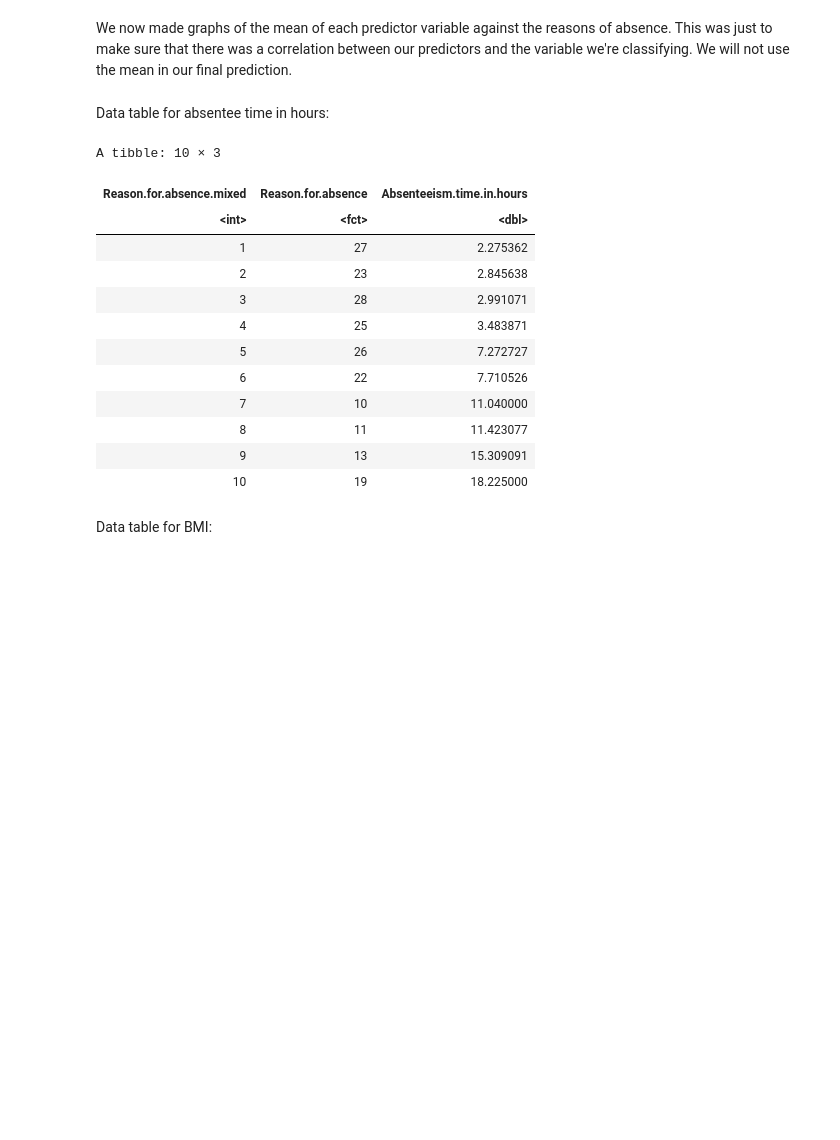
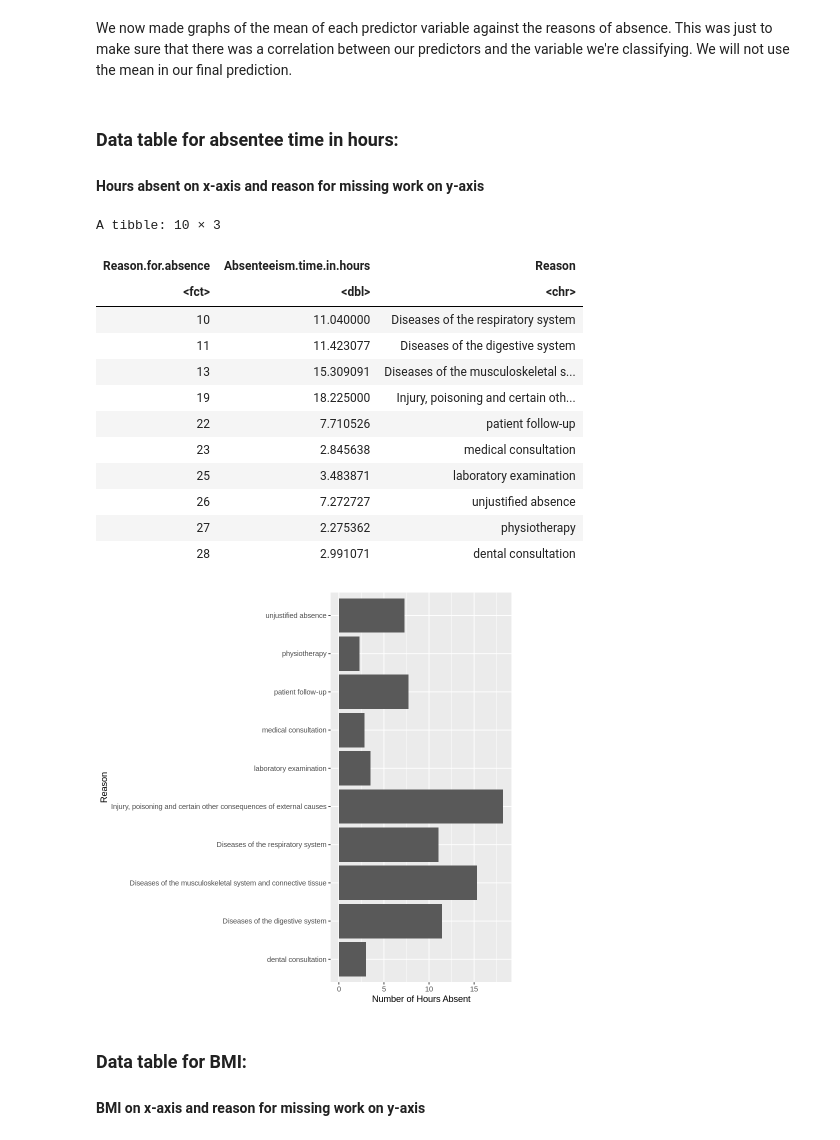
Before and after one commit to tim13246879/dsci-100-2022w1-group-87, a Jupyter notebook: Proposal.ipynb, the cells around one changed output. Cells and saved outputs as stored; diff of their text form; code cells hidden in the pictures; blank space fills up the shorter version.

```diff
--- a/Proposal.ipynb
+++ b/Proposal.ipynb
@@ -51,34 +53,42 @@ We now made graphs of the mean of each predictor variable against the reasons of
 This was just to make sure that there was a correlation between our predictors and the variable we're classifying.
 We will not use the mean in our final prediction.
 # %% [markdown]
-Data table for absentee time in hours:
+### Data table for absentee time in hours:
+#### Hours absent on x-axis and reason for missing work on y-axis
 # %%
 data_mean_time <- select(data,Reason.for.absence,Absenteeism.time.in.hours) |>
         mutate(across(Reason.for.absence, as.factor))  |>
     group_by(Reason.for.absence)|>
     summarize(Absenteeism.time.in.hours = mean(Absenteeism.time.in.hours))|>
-    arrange(Absenteeism.time.in.hours) |>
-    tibble::rowid_to_column("Reason.for.absence.mixed")
+    mutate(Reason= c("Diseases of the respiratory system","Diseases of the digestive system",
+                     "Diseases of the musculoskeletal system and connective tissue",
+                     "Injury, poisoning and certain other consequences of external causes",
+                     "patient follow-up", "medical consultation", "laboratory examination",
+                     "unjustified absence", "physiotherapy", "dental consultation"))
 data_mean_time
 
-data_plot_time <- ggplot(data_mean_time, aes(x=Reason.for.absence.mixed,y=Absenteeism.time.in.hours)) +
-    geom_point()
+data_plot_time <- ggplot(data_mean_time, aes(y=Reason,x=Absenteeism.time.in.hours)) +
+    geom_bar(stat = "identity", position = "dodge")+
+    labs(x="Number of Hours Absent")
+data_plot_time
 # %% [output]
 A tibble: 10 × 3
-| Reason.for.absence.mixed | Reason.for.absence | Absenteeism.time.in.hours |
-| <int> | <fct> | <dbl> |
-| 1 | 27 | 2.275362 |
-| 2 | 23 | 2.845638 |
-| 3 | 28 | 2.991071 |
-| 4 | 25 | 3.483871 |
-| 5 | 26 | 7.272727 |
-| 6 | 22 | 7.710526 |
-| 7 | 10 | 11.040000 |
-| 8 | 11 | 11.423077 |
-| 9 | 13 | 15.309091 |
-| 10 | 19 | 18.225000 |
+| Reason.for.absence | Absenteeism.time.in.hours | Reason |
+| <fct> | <dbl> | <chr> |
+| 10 | 11.040000 | Diseases of the respiratory system |
+| 11 | 11.423077 | Diseases of the digestive system |
+| 13 | 15.309091 | Diseases of the musculoskeletal s... |
+| 19 | 18.225000 | Injury, poisoning and certain oth... |
+| 22 | 7.710526 | patient follow-up |
+| 23 | 2.845638 | medical consultation |
+| 25 | 3.483871 | laboratory examination |
+| 26 | 7.272727 | unjustified absence |
+| 27 | 2.275362 | physiotherapy |
+| 28 | 2.991071 | dental consultation |
+[figure, added]
 # %% [markdown]
-Data table for BMI:
+### Data table for BMI:
+#### BMI on x-axis and reason for missing work on y-axis
 # %%
 data_mean_BMI <- select(data,Reason.for.absence,Body.mass.index) |>
         mutate(across(Reason.for.absence, as.factor))  |>
```
Also changed, not shown: parts of 13 cells of this notebook.
